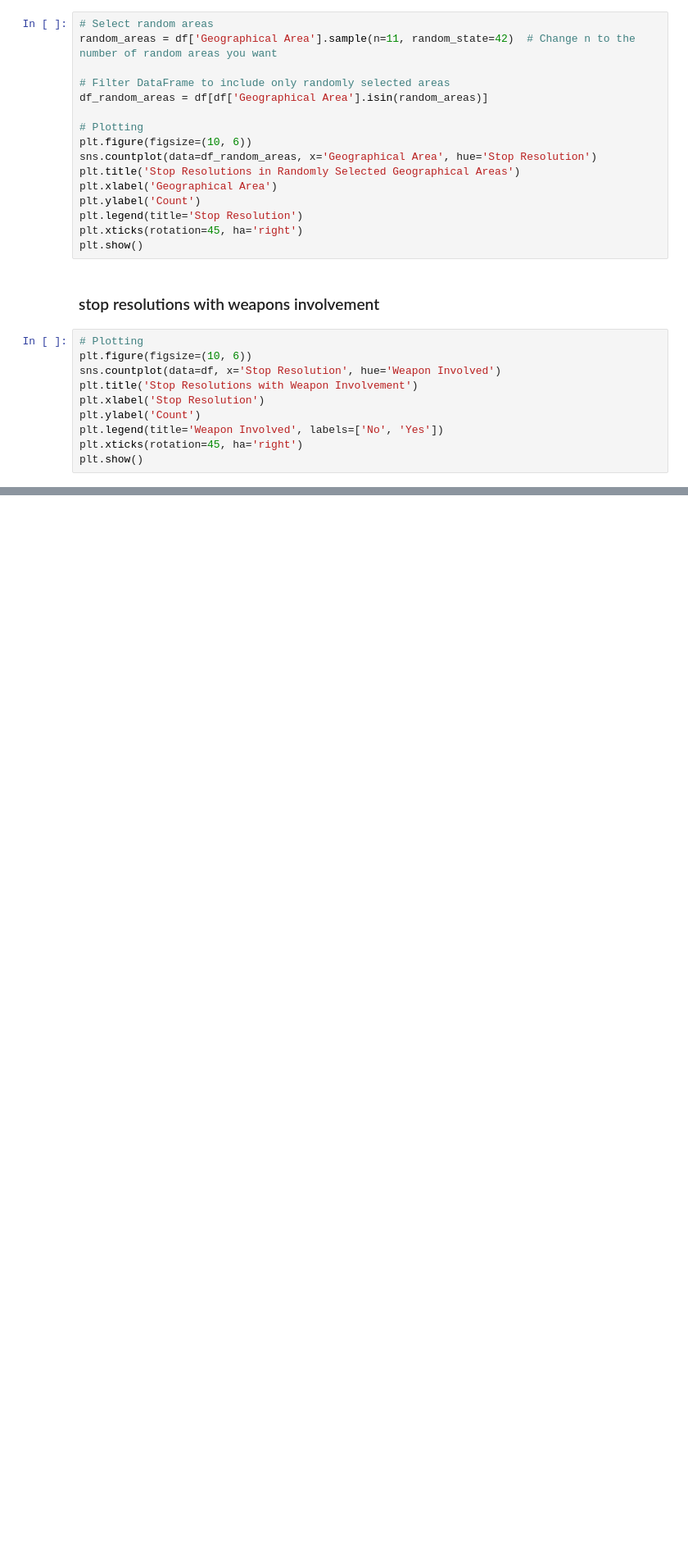
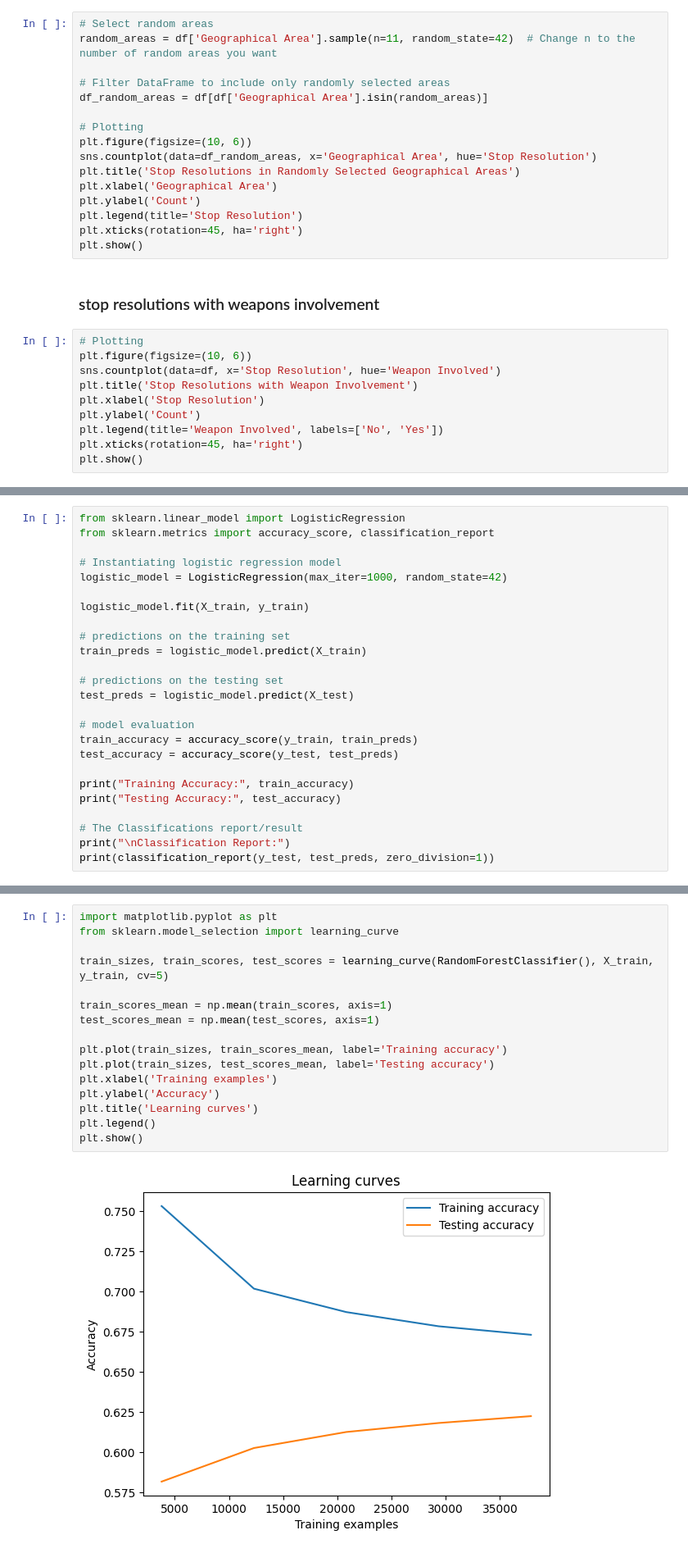
Before and after one commit to jameskoli/Terrystopsdata, a Jupyter notebook: index.ipynb, the cells around one changed output, grey strips where cells are left out. Shown: that part at 82% size. Cells and saved outputs as stored; diff of their text form; blank space fills up the shorter version.

Commit message:
did modelling,evaluation and cross validation

```diff
--- a/index.ipynb
+++ b/index.ipynb
@@ -234,0 +280,25 @@ plt.show()
+# %%
+from sklearn.linear_model import LogisticRegression
+from sklearn.metrics import accuracy_score, classification_report
+
+# Instantiating logistic regression model
+logistic_model = LogisticRegression(max_iter=1000, random_state=42)
+
+logistic_model.fit(X_train, y_train)
+
+# predictions on the training set
+train_preds = logistic_model.predict(X_train)
+
+# predictions on the testing set
+test_preds = logistic_model.predict(X_test)
+
+# model evaluation
+train_accuracy = accuracy_score(y_train, train_preds)
+test_accuracy = accuracy_score(y_test, test_preds)
+
+print("Training Accuracy:", train_accuracy)
+print("Testing Accuracy:", test_accuracy)
+
+# The Classifications report/result
+print("\nClassification Report:")
+print(classification_report(y_test, test_preds, zero_division=1))
@@ -234,0 +450,18 @@ plt.show()
+# %%
+import matplotlib.pyplot as plt
+from sklearn.model_selection import learning_curve
+
+train_sizes, train_scores, test_scores = learning_curve(RandomForestClassifier(), X_train, y_train, cv=5)
+
+train_scores_mean = np.mean(train_scores, axis=1)
+test_scores_mean = np.mean(test_scores, axis=1)
+
+plt.plot(train_sizes, train_scores_mean, label='Training accuracy')
+plt.plot(train_sizes, test_scores_mean, label='Testing accuracy')
+plt.xlabel('Training examples')
+plt.ylabel('Accuracy')
+plt.title('Learning curves')
+plt.legend()
+plt.show()
+# %% [output]
+[figure, added]
```
Also changed, not shown: parts of 19 cells of this notebook.
